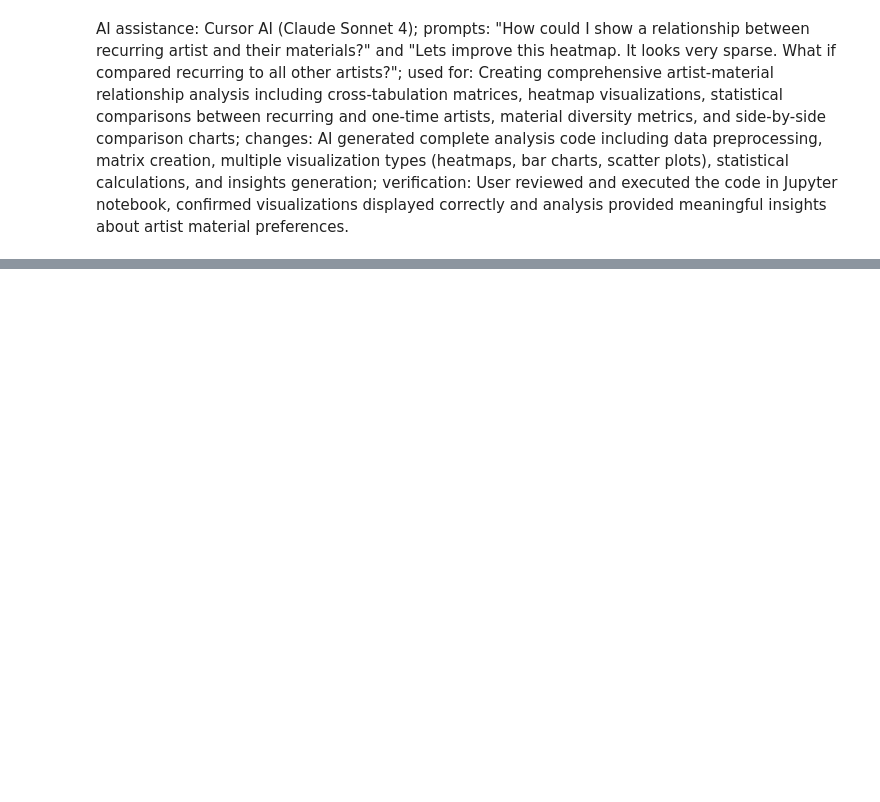
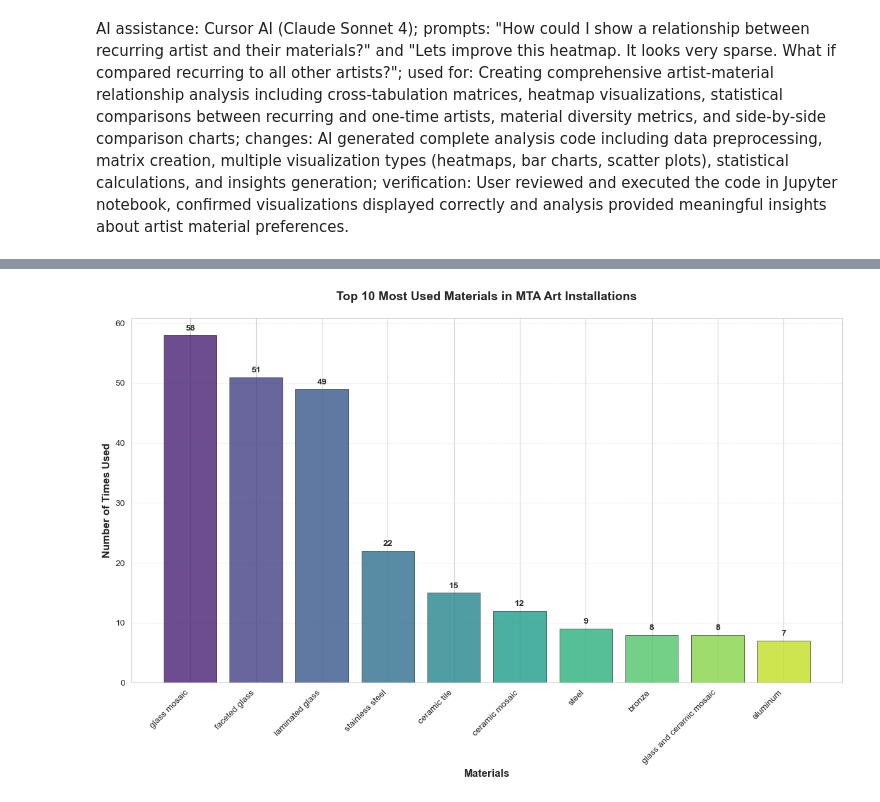
Before and after one commit to marobinette/DataScience, a Jupyter notebook: assignments/week2/MTAArt/eda_pt_2.ipynb, the cells around one changed output, grey strips where cells are left out. Drawn from its saved outputs; the diff is of its cells as text; code cells hidden in the pictures; blank space fills up the shorter version.

```diff
--- a/assignments/week2/MTAArt/eda_pt_2.ipynb
+++ b/assignments/week2/MTAArt/eda_pt_2.ipynb
@@ -266,6 +322,7 @@ print("=== RECURRING ARTISTS vs ALL OTHER ARTISTS COMPARISON ===")
 
 # Get artist counts
 artists = df['Artist'].value_counts()
+print('unique artists', df['Artist'].nunique())
 recurring_artists = artists[artists > 1]
 
 # Separate artists into two groups
@@ -281,7 +338,7 @@ artist_material_data = []
 
 for idx, row in df.iterrows():
     artist = row['Artist']
-    materials_list = [material.strip() for material in row['Art Material'].split(',')]
+    materials_list = [material.strip().lower() for material in row['Art Material'].split(',')]
 
     for material in materials_list:
         artist_material_data.append({
@@ -641 +700,40 @@ Probability: 0     0.011608
 Name: probs, dtype: float64%
+# %%
+# Create the corrected bar plot using cleaned material data
+plt.figure(figsize=(12, 8))
+
+# Get the top 10 materials by count using cleaned data
+top_10_materials_cleaned = agency_material_df['Material'].value_counts().head(10)
+
+# Create the bar plot
+colors = sns.color_palette('viridis', len(top_10_materials_cleaned))
+bars = plt.bar(range(len(top_10_materials_cleaned)), top_10_materials_cleaned.values,
+               color=colors, alpha=0.8, edgecolor='black', linewidth=0.5)
+
+# Customize the plot
+plt.xlabel('Materials', fontsize=12, fontweight='bold')
+plt.ylabel('Number of Times Used', fontsize=12, fontweight='bold')
+plt.title('Top 10 Most Used Materials in MTA Art Installations',
+          fontsize=14, fontweight='bold', pad=20)
+
+# Set x-axis labels with rotation for better readability
+plt.xticks(range(len(top_10_materials_cleaned)),
+           [material[:25] + '...' if len(material) > 25 else material
+            for material in top_10_materials_cleaned.index],
+           rotation=45, ha='right')
+
+# Add value labels on top of bars
+for i, (bar, count) in enumerate(zip(bars, top_10_materials_cleaned.values)):
+    plt.text(bar.get_x() + bar.get_width()/2, bar.get_height() + 0.5,
+             str(count), ha='center', va='bottom', fontweight='bold')
+
+# Add grid for better readability
+plt.grid(axis='y', alpha=0.3, linestyle='--')
+plt.gca().set_axisbelow(True)
+
+# Adjust layout and save
+plt.tight_layout()
+plt.savefig('images/top_10_materials_cleaned.png', dpi=300, bbox_inches='tight')
+plt.show()
+# %% [output]
+[figure, added]
```
Also changed, not shown: parts of 12 cells of this notebook, 11 other files.
